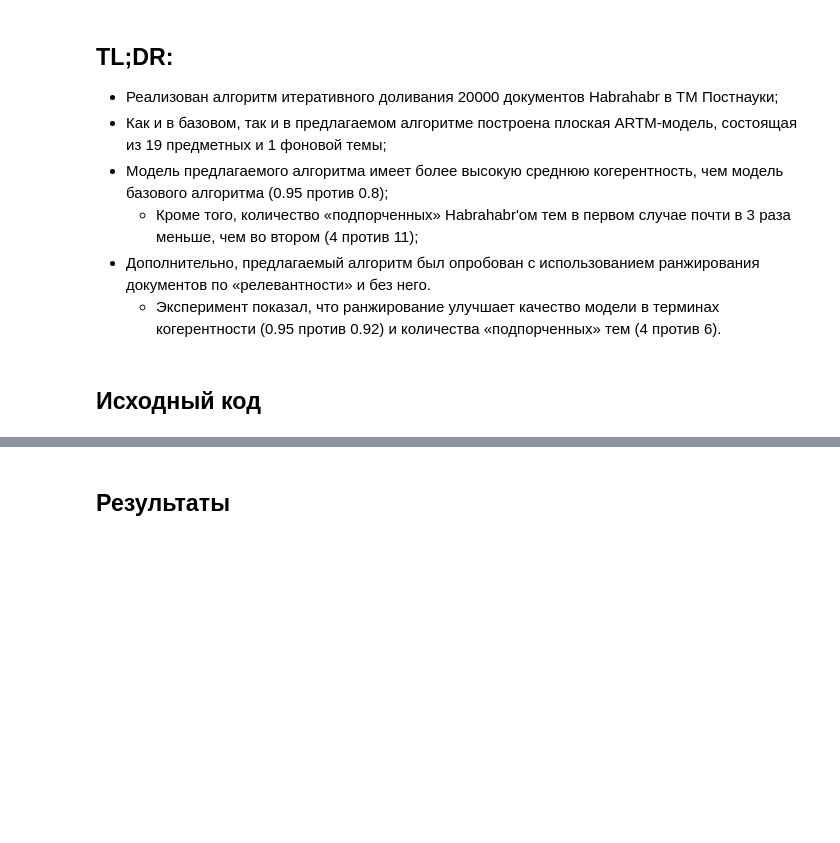
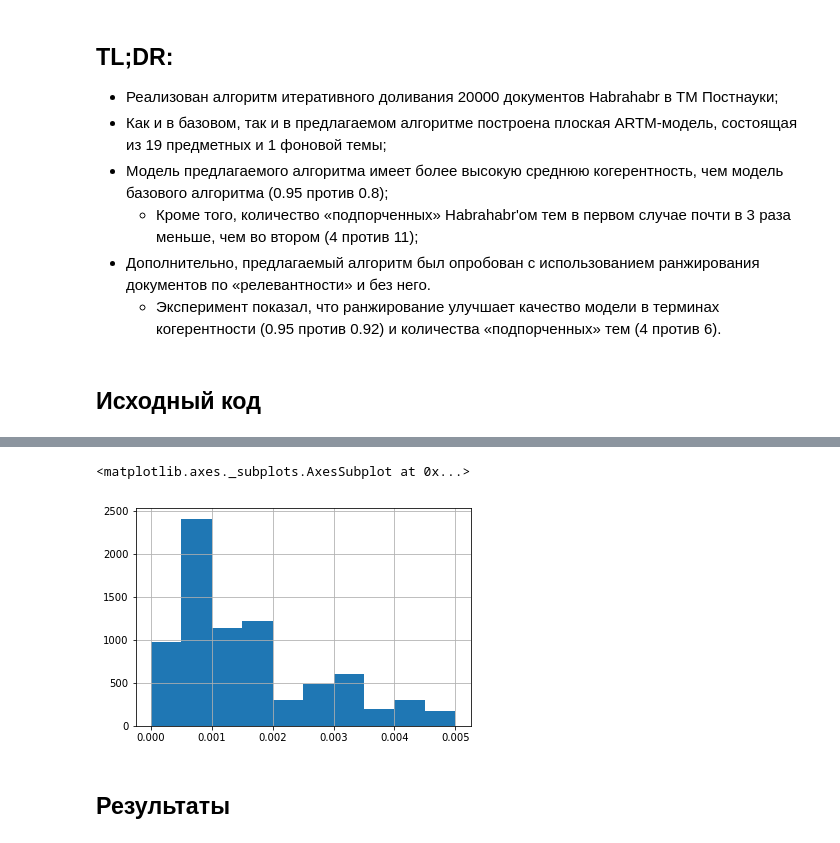
Before and after one commit to AVBelyy/Rysearch, a Jupyter notebook: experiments/CollectionMerge_Lite.ipynb, the cells around one changed output, grey strips where cells are left out. Saved outputs shown, nothing was run; the diff lists cells and outputs as text; code cells hidden in the pictures; blank space fills up the shorter version.

```diff
--- a/experiments/CollectionMerge_Lite.ipynb
+++ b/experiments/CollectionMerge_Lite.ipynb
@@ -235,0 +255,6 @@ Wall time: 31min 34s
+# %%
+new_words = list(set(phis[1].index) - set(phis[0].index))
+phis[1].loc[new_words].sum(axis=1).hist(range=(0, 0.005))
+# %% [output]
+<matplotlib.axes._subplots.AxesSubplot at 0x...>
+[figure, added]
```
Also changed, not shown: parts of 13 cells of this notebook, 8 other files.
